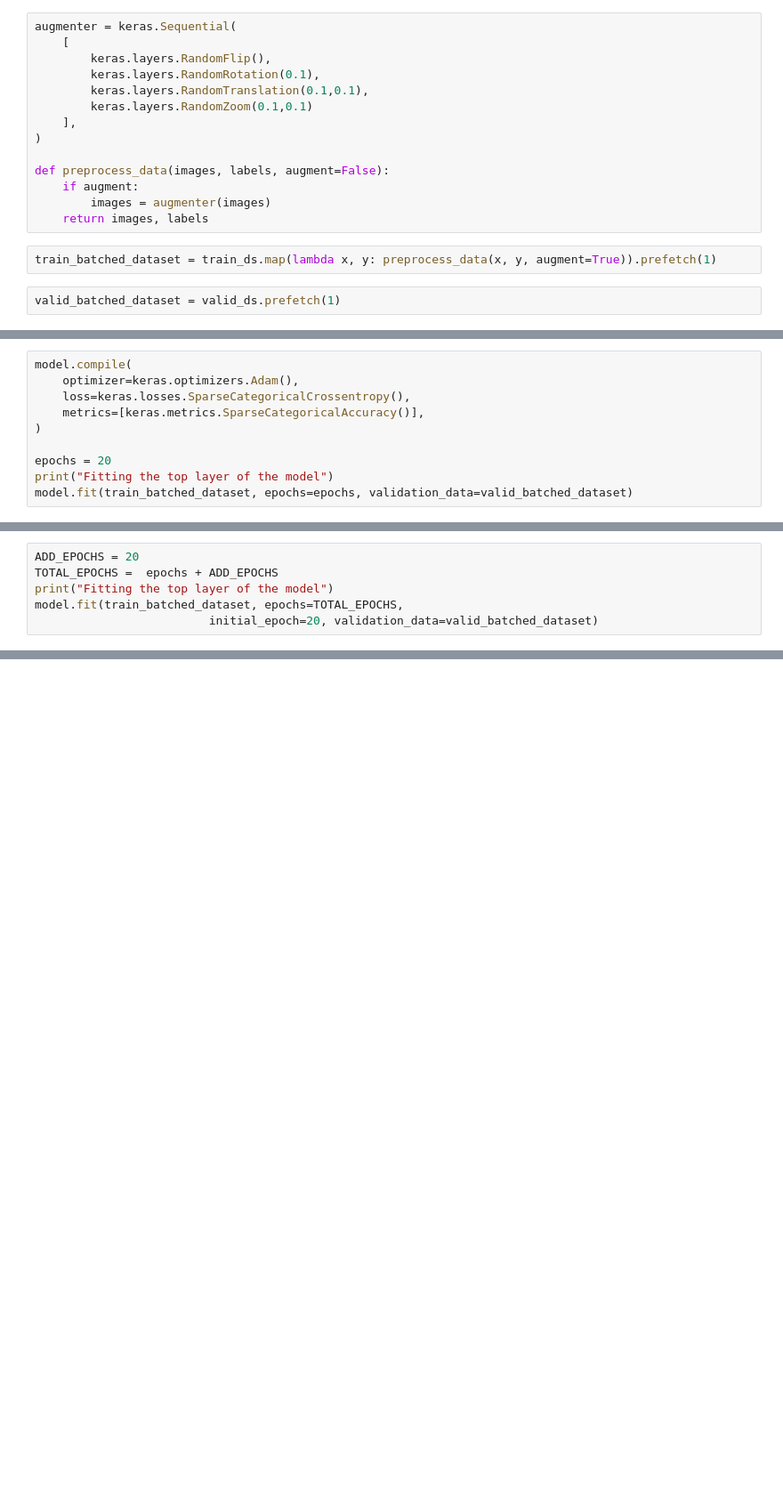
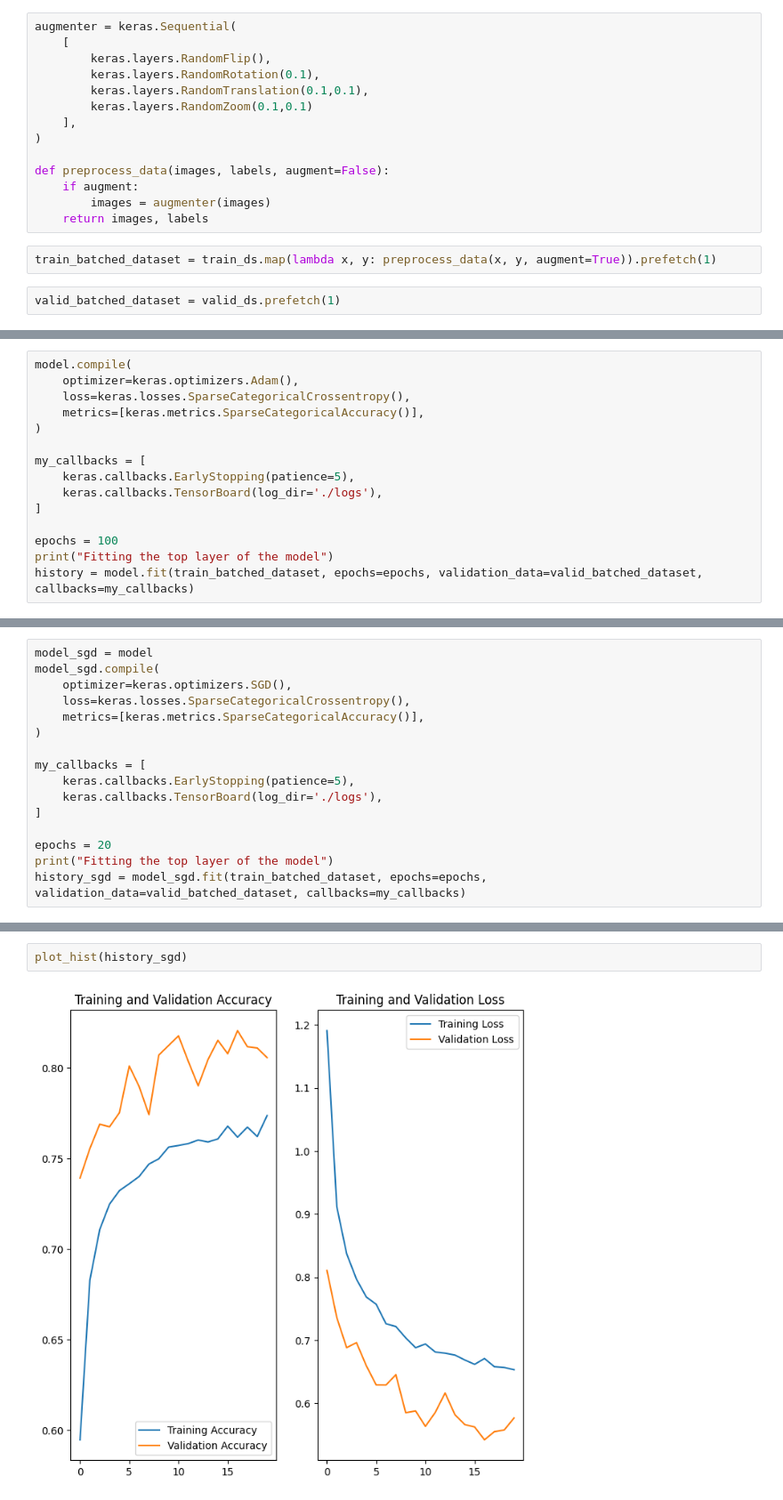
Before and after one commit to CatUnderTheLeaf/CV-stuff, a Jupyter notebook: image_classification/classification_kitti_keras3.ipynb, the cells around one changed output, grey strips where cells are left out. Shown at 89% size. Drawn from its saved outputs; the diff is of its cells as text; blank space fills up the shorter version.

```diff
--- a/image_classification/classification_kitti_keras3.ipynb
+++ b/image_classification/classification_kitti_keras3.ipynb
@@ -225,8 +249,13 @@ model.compile(
     metrics=[keras.metrics.SparseCategoricalAccuracy()],
 )
 
-epochs = 20
+my_callbacks = [
+    keras.callbacks.EarlyStopping(patience=5),
+    keras.callbacks.TensorBoard(log_dir='./logs'),
+]
+
+epochs = 100
 print("Fitting the top layer of the model")
-model.fit(train_batched_dataset, epochs=epochs, validation_data=valid_batched_dataset)
+history = model.fit(train_batched_dataset, epochs=epochs, validation_data=valid_batched_dataset, callbacks=my_callbacks)
 # %% [output]
 Fitting the top layer of the model
@@ -298,6 +316,0 @@ Test accuracy : 0.6462860107421875
-# %%
-ADD_EPOCHS = 20
-TOTAL_EPOCHS =  epochs + ADD_EPOCHS
-print("Fitting the top layer of the model")
-model.fit(train_batched_dataset, epochs=TOTAL_EPOCHS,
-                         initial_epoch=20, validation_data=valid_batched_dataset)
@@ -334,0 +323,16 @@ Test accuracy : 0.5725113749504089
+# %%
+model_sgd = model
+model_sgd.compile(
+    optimizer=keras.optimizers.SGD(),
+    loss=keras.losses.SparseCategoricalCrossentropy(),
+    metrics=[keras.metrics.SparseCategoricalAccuracy()],
+)
+
+my_callbacks = [
+    keras.callbacks.EarlyStopping(patience=5),
+    keras.callbacks.TensorBoard(log_dir='./logs'),
+]
+
+epochs = 20
+print("Fitting the top layer of the model")
+history_sgd = model_sgd.fit(train_batched_dataset, epochs=epochs, validation_data=valid_batched_dataset, callbacks=my_callbacks)
@@ -334,0 +368,4 @@ Test accuracy : 0.5725113749504089
+# %%
+plot_hist(history_sgd)
+# %% [output]
+[figure, added]
```
Also changed, not shown: parts of 27 cells of this notebook.
